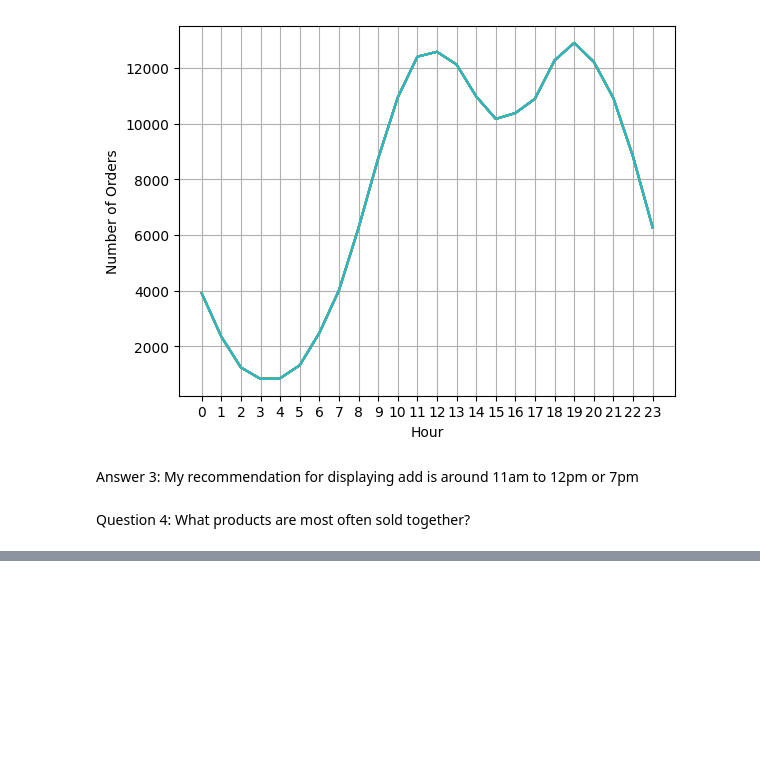
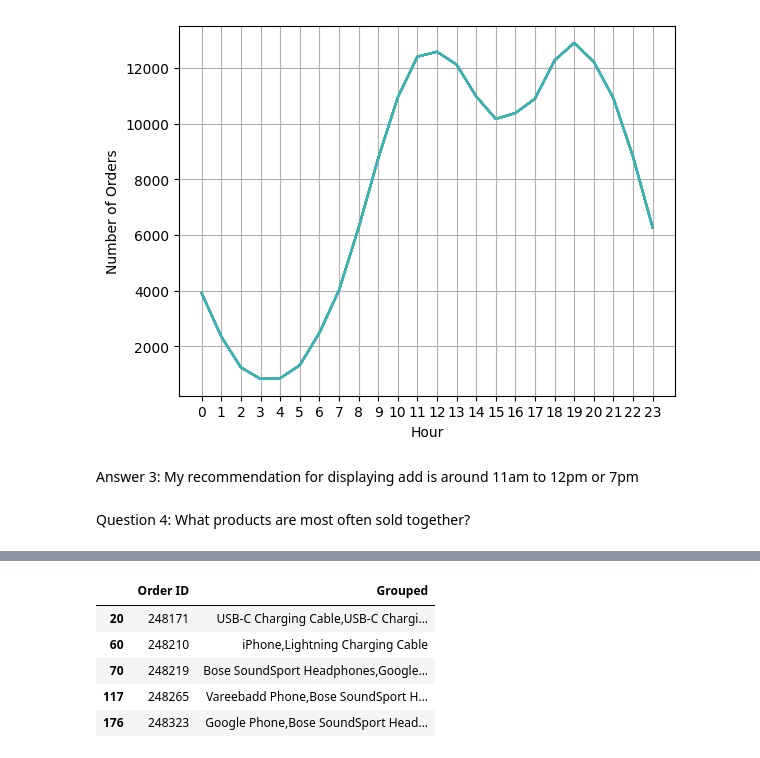
Before and after one commit to Mirazbd123/Project, a Jupyter notebook: sales_analysis.ipynb, the cells around one changed output, grey strips where cells are left out. Cells and saved outputs as stored; diff of their text form; code cells hidden in the pictures; blank space fills up the shorter version.

```diff
--- a/sales_analysis.ipynb
+++ b/sales_analysis.ipynb
@@ -231,0 +257,10 @@ Question 4: What products are most often sold together?
+# %%
+duplicate_df = duplicate_df[['Order ID' , 'Grouped']].drop_duplicates()
+duplicate_df.head()
+# %% [output]
+|  | Order ID | Grouped |
+| 20 | 248171 | USB-C Charging Cable,USB-C Chargi... |
+| 60 | 248210 | iPhone,Lightning Charging Cable |
+| 70 | 248219 | Bose SoundSport Headphones,Google... |
+| 117 | 248265 | Vareebadd Phone,Bose SoundSport H... |
+| 176 | 248323 | Google Phone,Bose SoundSport Head... |
```
Also changed, not shown: parts of 4 cells of this notebook.
